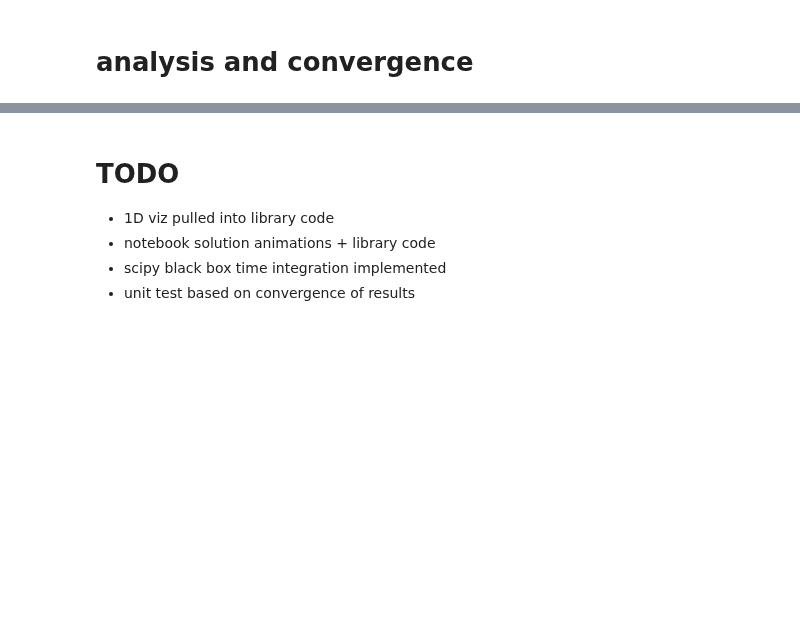
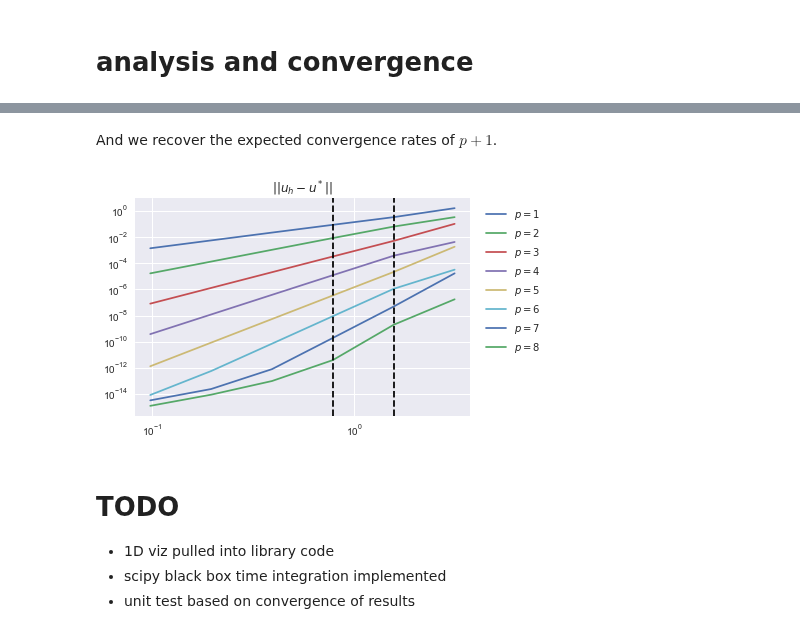
Before and after one commit to CorbinFoucart/FEMexperiment, a Jupyter notebook: codes/tutorial/1D_app_DG_linear_advection.ipynb, the cells around one changed output, grey strips where cells are left out. Drawn from its saved outputs; the diff is of its cells as text; code cells hidden in the pictures; blank space fills up the shorter version.

Commit message:
spatial convergence study for linear advection

```diff
--- a/codes/tutorial/1D_app_DG_linear_advection.ipynb
+++ b/codes/tutorial/1D_app_DG_linear_advection.ipynb
@@ -362,0 +371,3 @@ HTML(LSERKmovie)
+# %%
+import src.fem_base.compute_errors as ERRORS
+L2Error = ERRORS.L2_error_1D_domain
@@ -362,0 +435,17 @@ HTML(LSERKmovie)
+# %%
+# convergence study
+N = [1, 2, 3, 4, 5, 6, 7, 8]
+K = [2, 4, 8, 16, 32, 64]
+
+measure_step = 10
+run_data = dict()
+for p in N:
+    L2_errors = []
+    for n_elm in K:
+        setup = problem_discretization(p, n_elm)
+        solution, times = linear_advection_run(*setup, measure_steps=measure_step)
+        measure_time = times[measure_step]
+        u_exact = lambda x: np.sin(x - 2*π*measure_time)
+        L2_errors.append(L2Error(solution[measure_step,::], u_exact,
+                        dofh=setup[2], _map=setup[3], master=setup[1]))
+    run_data[p] = L2_errors
@@ -362,0 +461,13 @@ HTML(LSERKmovie)
+# %%
+# convergence table
+print('{}'.format(70*'-'))
+print("{}{:5d}{:9d}{:9d}{:9d}{:9d}{:9d}{:>12}".format("N\K", 2, 4, 8, 16, 32, 64, 'rate'))
+print('{}'.format(70*'-'))
+for p in N:
+    errs = run_data[p]
+    datastr = " ".join(['{:.2e}'.format(err) for err in errs])
+    hs = [2*π/k for k in K]
+    rate = np.log(errs[2]/errs[1]) / np.log(hs[2]/hs[1])
+    datastr += "{:5}{:.2f}".format(' ', rate)
+    print("{}  {}".format(p, datastr))
+print('{}'.format(70*'-'))
@@ -363,7 +487,22 @@ HTML(LSERKmovie)
+# %% [markdown]
+And we recover the expected convergence rates of $p+1$.
+# %%
+# convergence plots, with region of asymptotic convergence
+fig, ax = plt.subplots()
+for p in N:
+    hs = [2*π/k for k in K]
+    errs = run_data[p]
+    ax.loglog(hs, errs, label=r'$p={}$'.format(p))
+ax.axvline(hs[1], linestyle='--', c='k')
+ax.axvline(hs[2], linestyle='--', c='k')
+ax.legend(bbox_to_anchor=(1.02, 1))
+ax.set_title(r'$||u_h - u^*||$')
+plt.show()
+# %% [output]
+[figure, added]
 # %% [markdown]
 # TODO
 
 - 1D viz pulled into library code
-- notebook solution animations + library code
 - scipy black box time integration implemented
 - unit test based on convergence of results
```
Also changed, not shown: parts of 13 cells of this notebook, 1 other file.
